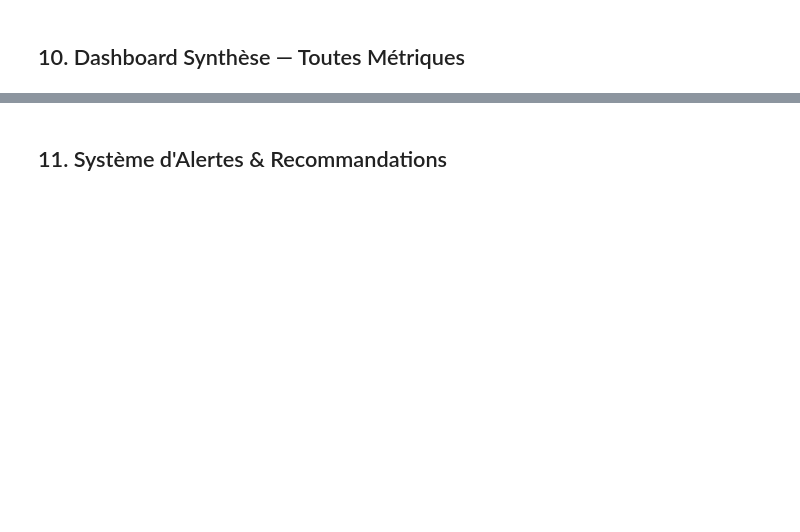
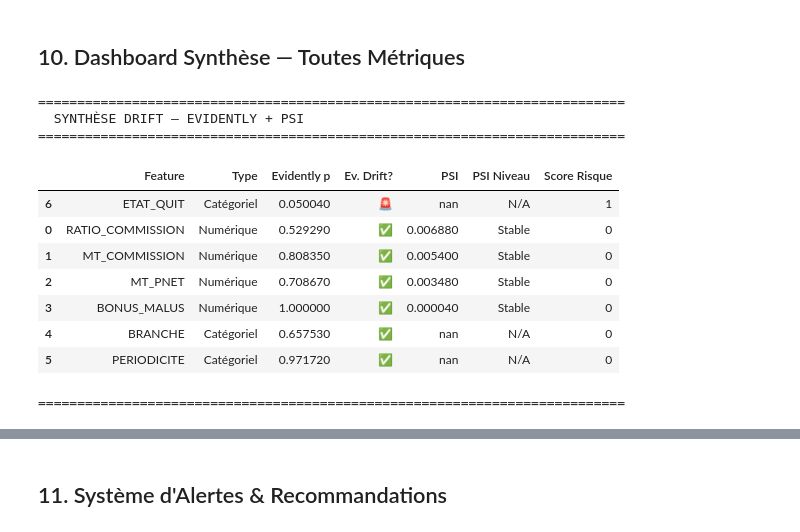
Before and after one commit to SadokMestiri/AssuranceMaghrebiaAIApp, a Jupyter notebook: backend/notebooks/data_drift_evidently.ipynb, the cells around one changed output, grey strips where cells are left out. Saved outputs shown, nothing was run; the diff lists cells and outputs as text; code cells hidden in the pictures; blank space fills up the shorter version.

```diff
--- a/backend/notebooks/data_drift_evidently.ipynb
+++ b/backend/notebooks/data_drift_evidently.ipynb
@@ -580,34 +653,47 @@ for _, row in df_psi.iterrows():
         'Feature'       : col,
         'Type'          : 'Numérique',
         'Evidently p'   : ev_p,
         'Ev. Drift?'    : '🚨' if ev_p < 0.05 else '✅',
         'PSI'           : psi_v,
         'PSI Niveau'    : lv,
         'Score Risque'  : (1 if ev_p < 0.05 else 0) + (1 if psi_v >= PSI_STABLE else 0),
     })
 
 # Catégoriels
 for _, row in df_cat.iterrows():
     synth_rows.append({
         'Feature'      : row['Colonne'],
         'Type'         : 'Catégoriel',
         'Evidently p'  : row['Evidently p'],
         'Ev. Drift?'   : '🚨' if row['Chi2 p-val'] < 0.05 else '✅',
         'PSI'          : np.nan,
         'PSI Niveau'   : 'N/A',
         'Score Risque' : 1 if row['Chi2 p-val'] < 0.05 else 0,
     })
 
 df_synth = pd.DataFrame(synth_rows).sort_values('Score Risque', ascending=False)
 
 print("=" * 75)
 print("  SYNTHÈSE DRIFT — EVIDENTLY + PSI")
 print("=" * 75)
 display(df_synth.round(5).style
-    .applymap(lambda v: 'background-color:#ffcccc' if '🚨' in str(v) else
+    .map(lambda v: 'background-color:#ffcccc' if '🚨' in str(v) else
                          'background-color:#ccffcc' if '✅' in str(v) else '',
               subset=['Ev. Drift?']))
 print("=" * 75)
+# %% [output]
+===========================================================================
+  SYNTHÈSE DRIFT — EVIDENTLY + PSI
+===========================================================================
+|  | Feature | Type | Evidently p | Ev. Drift? | PSI | PSI Niveau | Score Risque |
+| 6 | ETAT_QUIT | Catégoriel | 0.050040 | 🚨 | nan | N/A | 1 |
+| 0 | RATIO_COMMISSION | Numérique | 0.529290 | ✅ | 0.006880 | Stable | 0 |
+| 1 | MT_COMMISSION | Numérique | 0.808350 | ✅ | 0.005400 | Stable | 0 |
+| 2 | MT_PNET | Numérique | 0.708670 | ✅ | 0.003480 | Stable | 0 |
+| 3 | BONUS_MALUS | Numérique | 1.000000 | ✅ | 0.000040 | Stable | 0 |
+| 4 | BRANCHE | Catégoriel | 0.657530 | ✅ | nan | N/A | 0 |
+| 5 | PERIODICITE | Catégoriel | 0.971720 | ✅ | nan | N/A | 0 |
+===========================================================================
 # %%
 # ── Heatmap synthèse ─────────────────────────────────────────────────────
 fig, axes = plt.subplots(1, 2, figsize=(18, 7))
```
Also changed, not shown: parts of 20 cells of this notebook, 17 other files.
